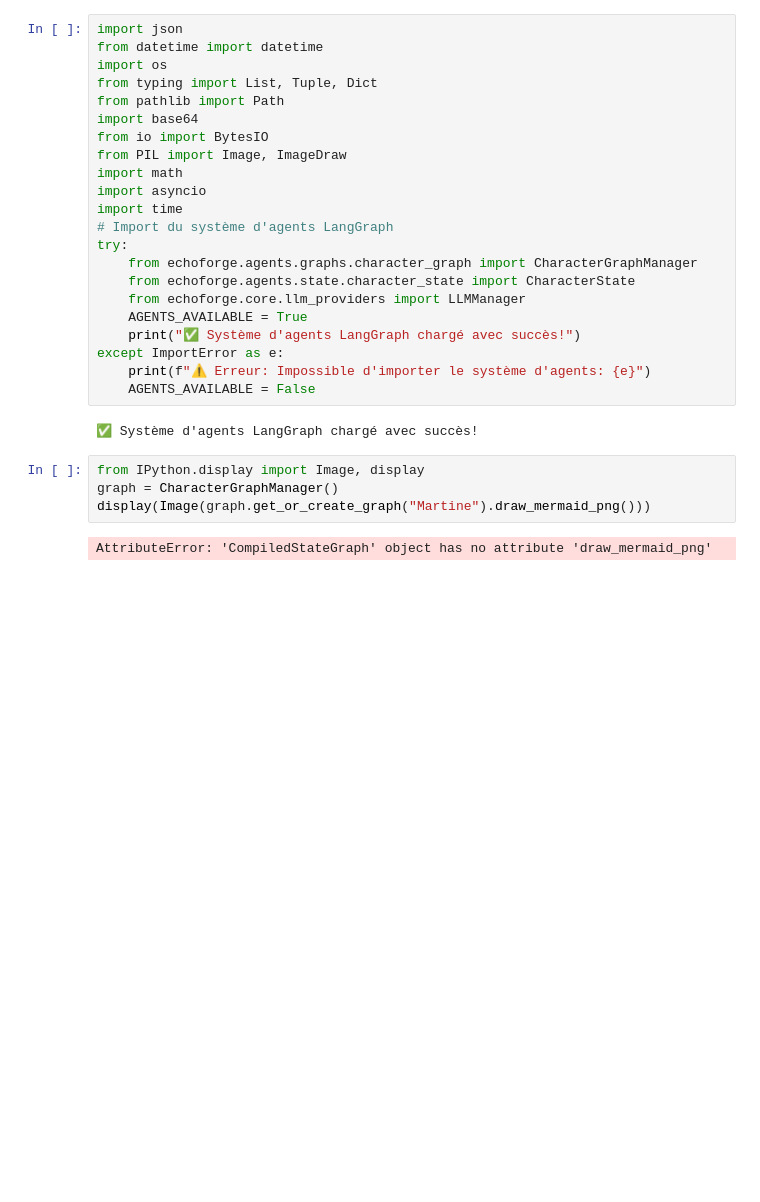
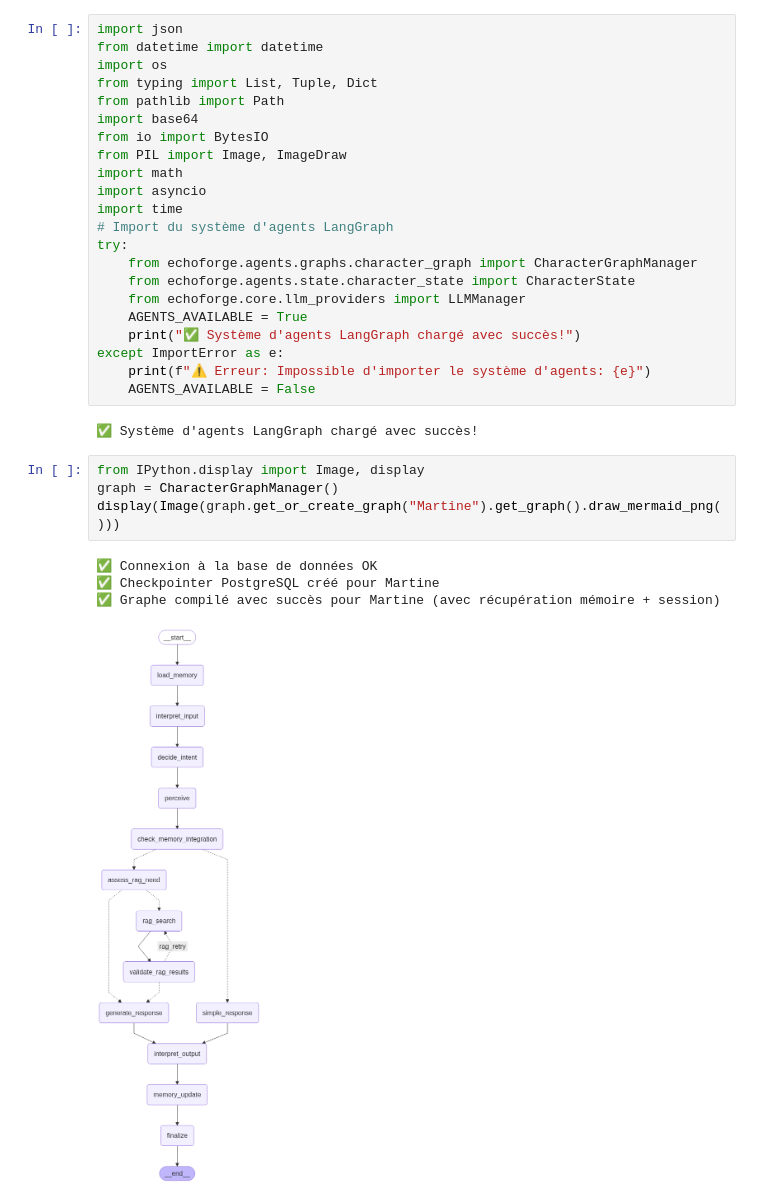
Before and after one commit to istaion/EchoForge, a Jupyter notebook: echoforge/notebooks/visu_graph.ipynb, the cells around one changed output. Saved outputs shown, nothing was run; the diff lists cells and outputs as text; blank space fills up the shorter version.

```diff
--- a/echoforge/notebooks/visu_graph.ipynb
+++ b/echoforge/notebooks/visu_graph.ipynb
@@ -50,6 +50,9 @@ except ImportError as e:
 # %%
 from IPython.display import Image, display
 graph = CharacterGraphManager()
-display(Image(graph.get_or_create_graph("Martine").draw_mermaid_png()))
+display(Image(graph.get_or_create_graph("Martine").get_graph().draw_mermaid_png()))
 # %% [output]
-AttributeError: 'CompiledStateGraph' object has no attribute 'draw_mermaid_png'
+✅ Connexion à la base de données OK
+✅ Checkpointer PostgreSQL créé pour Martine
+✅ Graphe compilé avec succès pour Martine (avec récupération mémoire + session)
+[figure, added]
```
Also changed, not shown: 17 other files.
